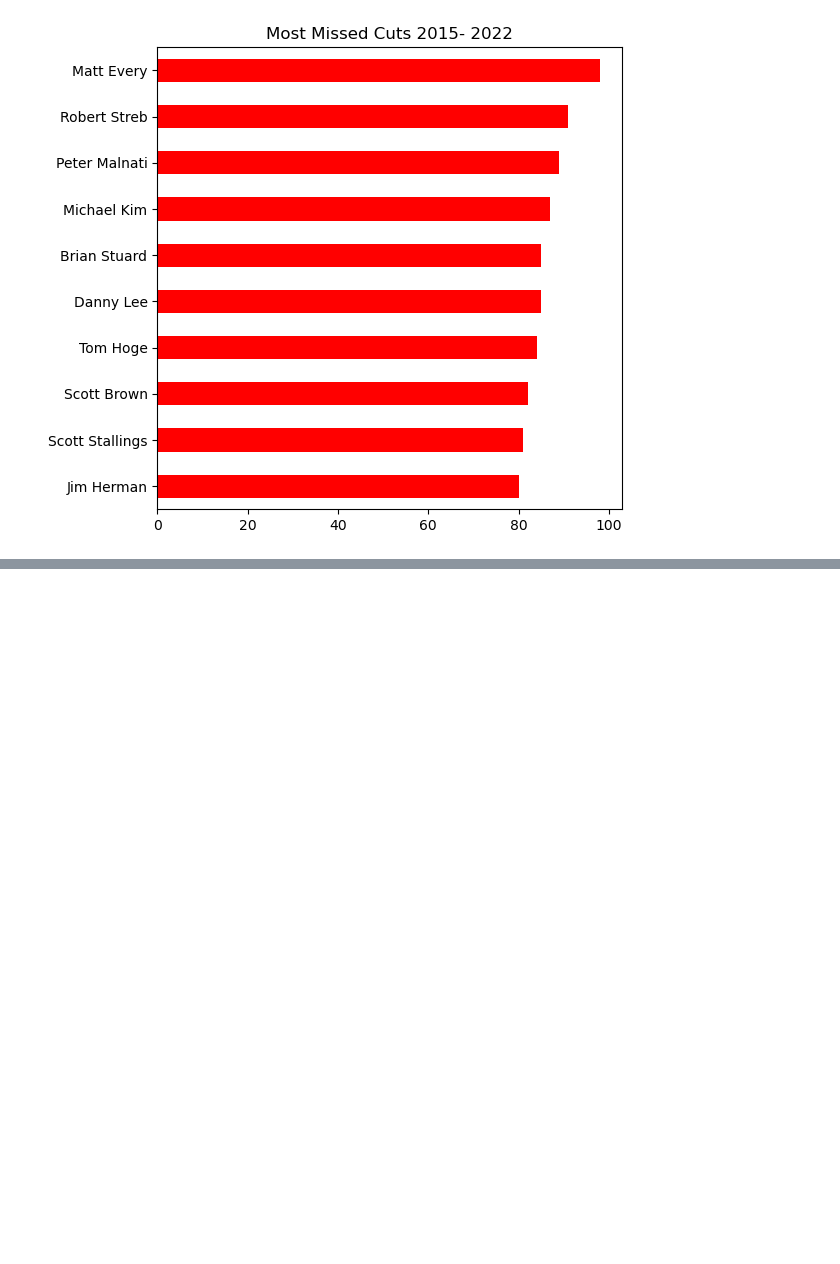
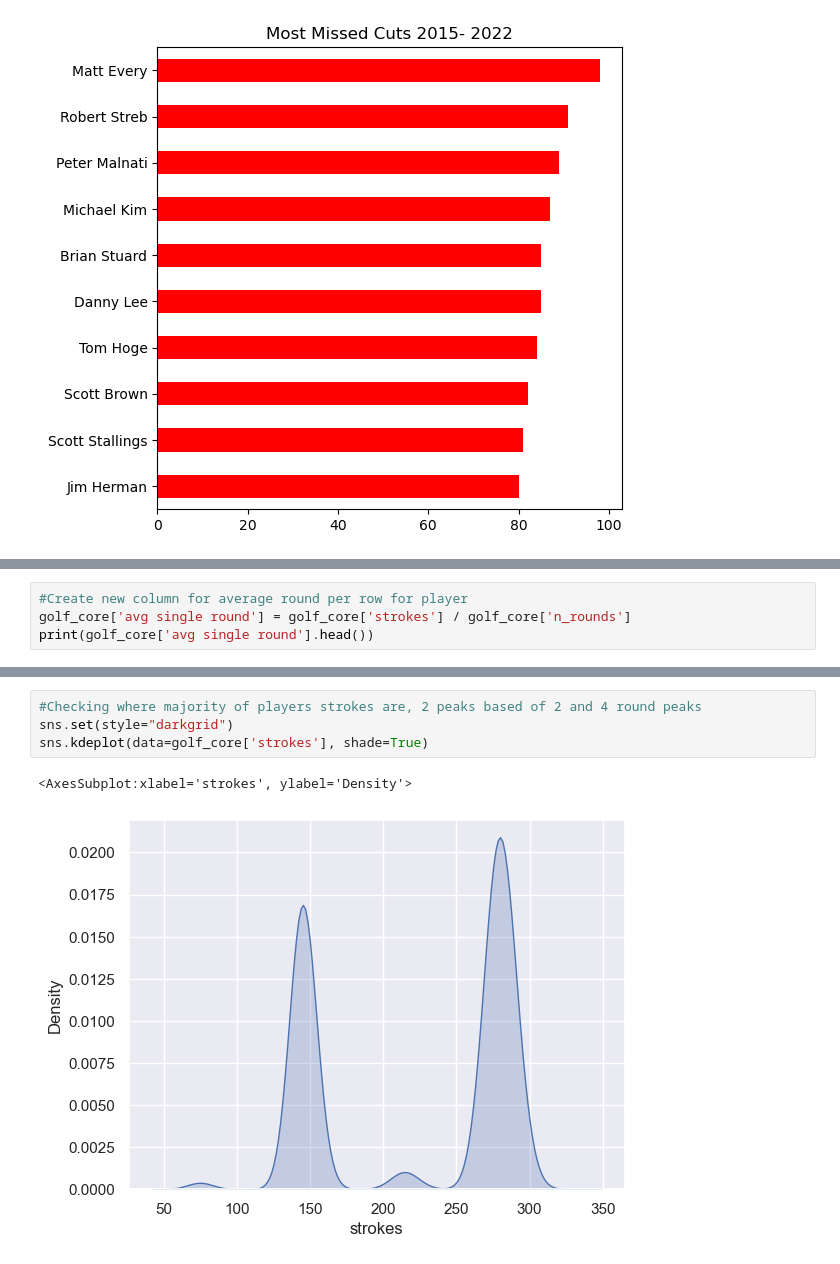
Before and after one commit to darkmillon/UCDPA_Mark_Dillon, a Jupyter notebook: UCAPA_MarkDillon.ipynb, the cells around one changed output, grey strips where cells are left out. Saved outputs shown, nothing was run; the diff lists cells and outputs as text; blank space fills up the shorter version.

```diff
--- a/UCAPA_MarkDillon.ipynb
+++ b/UCAPA_MarkDillon.ipynb
@@ -327,0 +438,4 @@ plt.show()
+# %%
+#Create new column for average round per row for player
+golf_core['avg single round'] = golf_core['strokes'] / golf_core['n_rounds']
+print(golf_core['avg single round'].head())
@@ -327,0 +520,7 @@ plt.show()
+# %%
+#Checking where majority of players strokes are, 2 peaks based of 2 and 4 round peaks
+sns.set(style="darkgrid")
+sns.kdeplot(data=golf_core['strokes'], shade=True)
+# %% [output]
+<AxesSubplot:xlabel='strokes', ylabel='Density'>
+[figure, added]
```
Also changed, not shown: parts of 19 cells of this notebook.
